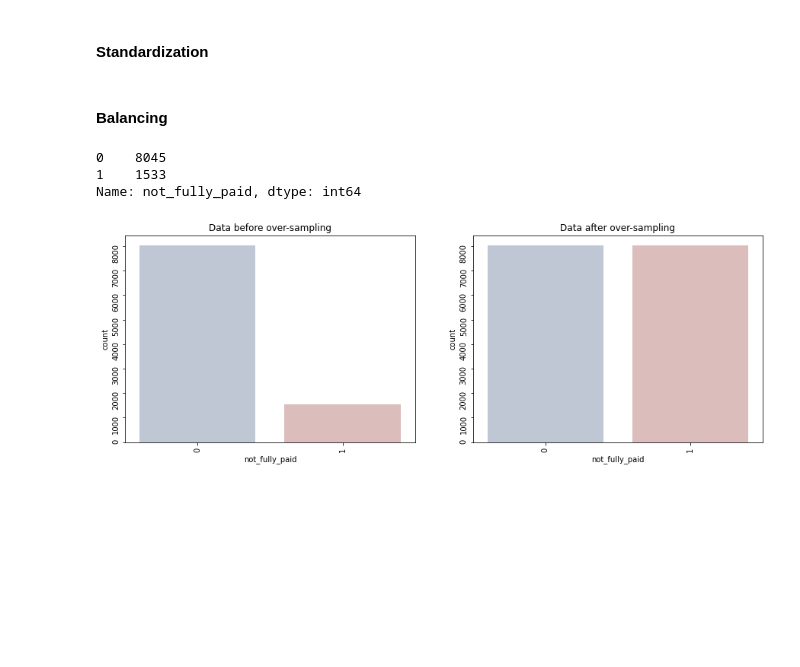
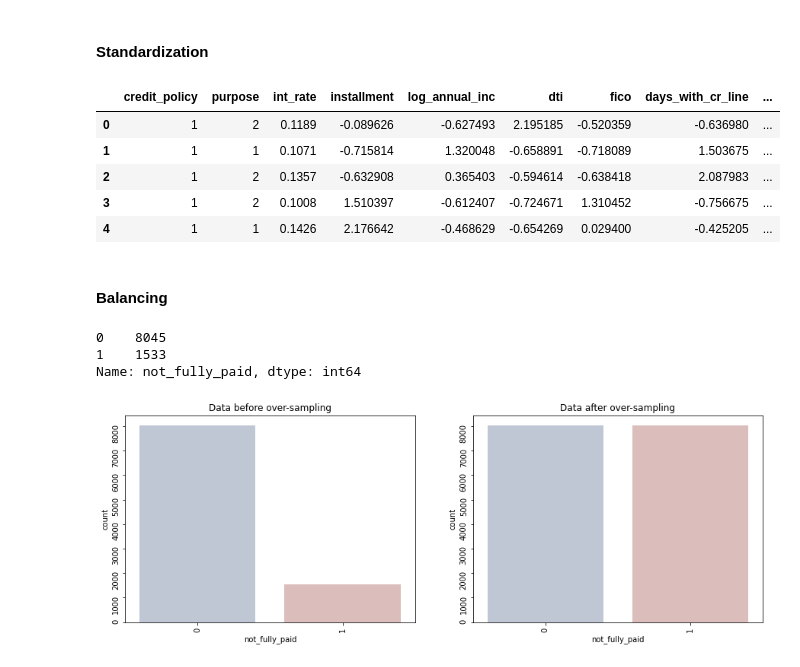
Before and after one commit to FIngul98/Credit_Default_Project, a Jupyter notebook: Random_Forest_Feature_Engineering.ipynb, the cells around one changed output. Drawn from its saved outputs; the diff is of its cells as text; code cells hidden in the pictures; blank space fills up the shorter version.

```diff
--- a/Random_Forest_Feature_Engineering.ipynb
+++ b/Random_Forest_Feature_Engineering.ipynb
@@ -45,9 +45,10 @@ loan_data.head(5)
 # %%
 from sklearn.preprocessing import LabelEncoder
 # %%
+# Encode loan purpose
 le = LabelEncoder()
-le.fit(loan_data["purpose"])
-loan_data["purpose"]= le.transform(loan_data["purpose"])
+loan_data["purpose"] = le.fit_transform(loan_data["purpose"])
+
 loan_data.head()
 # %% [output]
 |  | credit_policy | purpose | int_rate | installment | log_annual_inc | dti | fico | days_with_cr_line | ... |
@@ -64,3 +97,16 @@ loan_data['revol_bal'] = np.log(loan_data['revol_bal'])
+# %%
+# Scale installment, annual income, dti, fico score, credit line duration, credit line utilization
+scaler = StandardScaler()
+loan_data['installment'], loan_data['log_annual_inc'], loan_data['dti'], loan_data['fico'], loan_data['days_with_cr_line'], loan_data['revol_util'] = scaler.fit_transform(np.array(loan_data[['installment', 'log_annual_inc', 'dti', 'fico', 'days_with_cr_line', 'revol_util']]).reshape(6,-1))
+
+loan_data.head()
+# %% [output]
+|  | credit_policy | purpose | int_rate | installment | log_annual_inc | dti | fico | days_with_cr_line | ... |
+| 0 | 1 | 2 | 0.1189 | -0.089626 | -0.627493 | 2.195185 | -0.520359 | -0.636980 | ... |
+| 1 | 1 | 1 | 0.1071 | -0.715814 | 1.320048 | -0.658891 | -0.718089 | 1.503675 | ... |
+| 2 | 1 | 2 | 0.1357 | -0.632908 | 0.365403 | -0.594614 | -0.638418 | 2.087983 | ... |
+| 3 | 1 | 2 | 0.1008 | 1.510397 | -0.612407 | -0.724671 | 1.310452 | -0.756675 | ... |
+| 4 | 1 | 1 | 0.1426 | 2.176642 | -0.468629 | -0.654269 | 0.029400 | -0.425205 | ... |
 # %% [markdown]
 #### Balancing
 # %%
```
Also changed, not shown: parts of 17 cells of this notebook.
